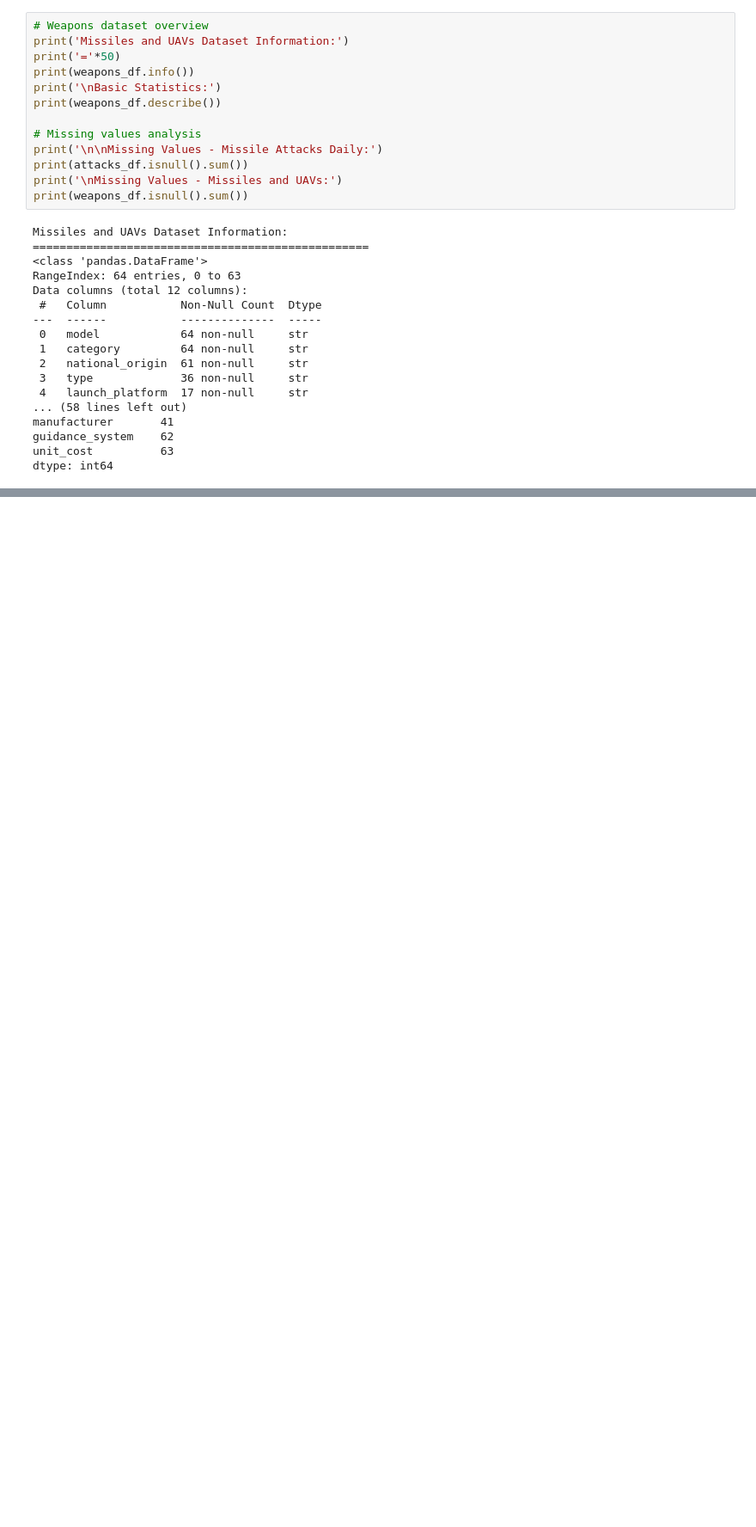
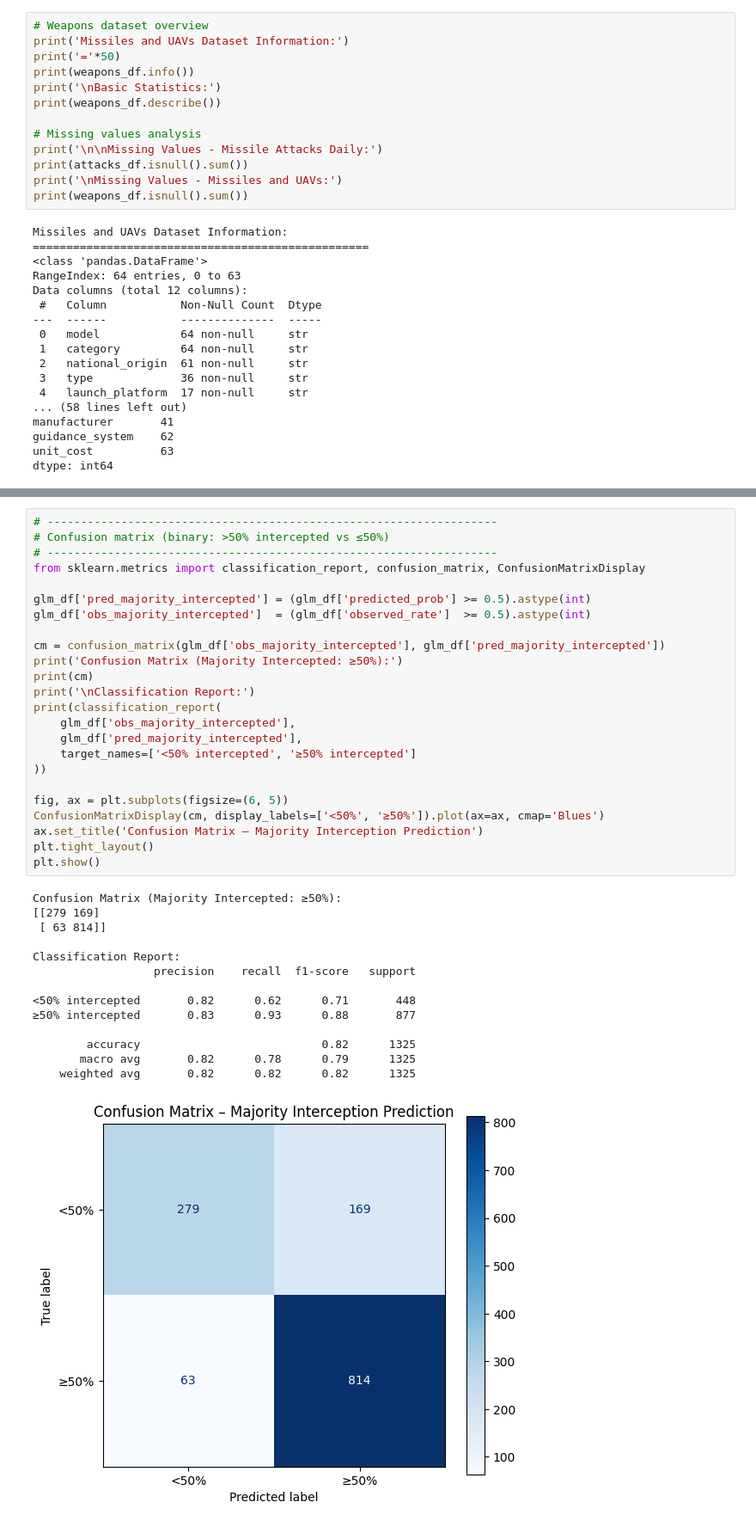
Before and after one commit to ajsween/aii-600-midterm, a Jupyter notebook: aii-600-midterm-ukraine-attack-analysis.ipynb, the cells around one changed output, grey strips where cells are left out. Shown at 86% size. Saved outputs shown, nothing was run; the diff lists cells and outputs as text; blank space fills up the shorter version.

```diff
--- a/aii-600-midterm-ukraine-attack-analysis.ipynb
+++ b/aii-600-midterm-ukraine-attack-analysis.ipynb
@@ -144,0 +626,39 @@ dtype: int64
+# %%
+# -------------------------------------------------------------------
+# Confusion matrix (binary: >50% intercepted vs ≤50%)
+# -------------------------------------------------------------------
+from sklearn.metrics import classification_report, confusion_matrix, ConfusionMatrixDisplay
+
+glm_df['pred_majority_intercepted'] = (glm_df['predicted_prob'] >= 0.5).astype(int)
+glm_df['obs_majority_intercepted']  = (glm_df['observed_rate']  >= 0.5).astype(int)
+
+cm = confusion_matrix(glm_df['obs_majority_intercepted'], glm_df['pred_majority_intercepted'])
+print('Confusion Matrix (Majority Intercepted: ≥50%):')
+print(cm)
+print('\nClassification Report:')
+print(classification_report(
+    glm_df['obs_majority_intercepted'],
+    glm_df['pred_majority_intercepted'],
+    target_names=['<50% intercepted', '≥50% intercepted']
+))
+
+fig, ax = plt.subplots(figsize=(6, 5))
+ConfusionMatrixDisplay(cm, display_labels=['<50%', '≥50%']).plot(ax=ax, cmap='Blues')
+ax.set_title('Confusion Matrix – Majority Interception Prediction')
+plt.tight_layout()
+plt.show()
+# %% [output]
+Confusion Matrix (Majority Intercepted: ≥50%):
+[[279 169]
+ [ 63 814]]
+
+Classification Report:
+                  precision    recall  f1-score   support
+
+<50% intercepted       0.82      0.62      0.71       448
+≥50% intercepted       0.83      0.93      0.88       877
+
+        accuracy                           0.82      1325
+       macro avg       0.82      0.78      0.79      1325
+    weighted avg       0.82      0.82      0.82      1325
+[figure, added]
```
Also changed, not shown: parts of 13 cells of this notebook, 1 other file.
